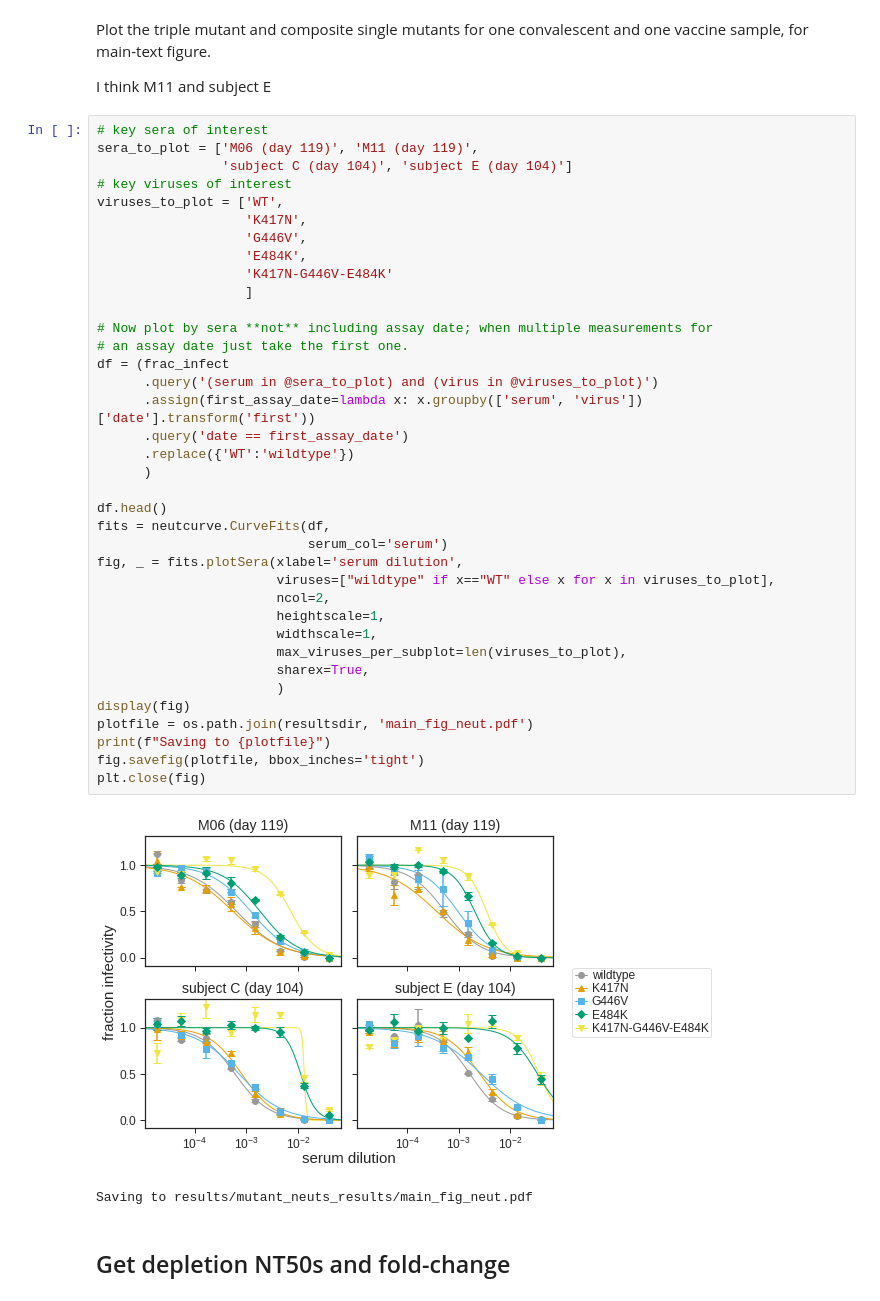
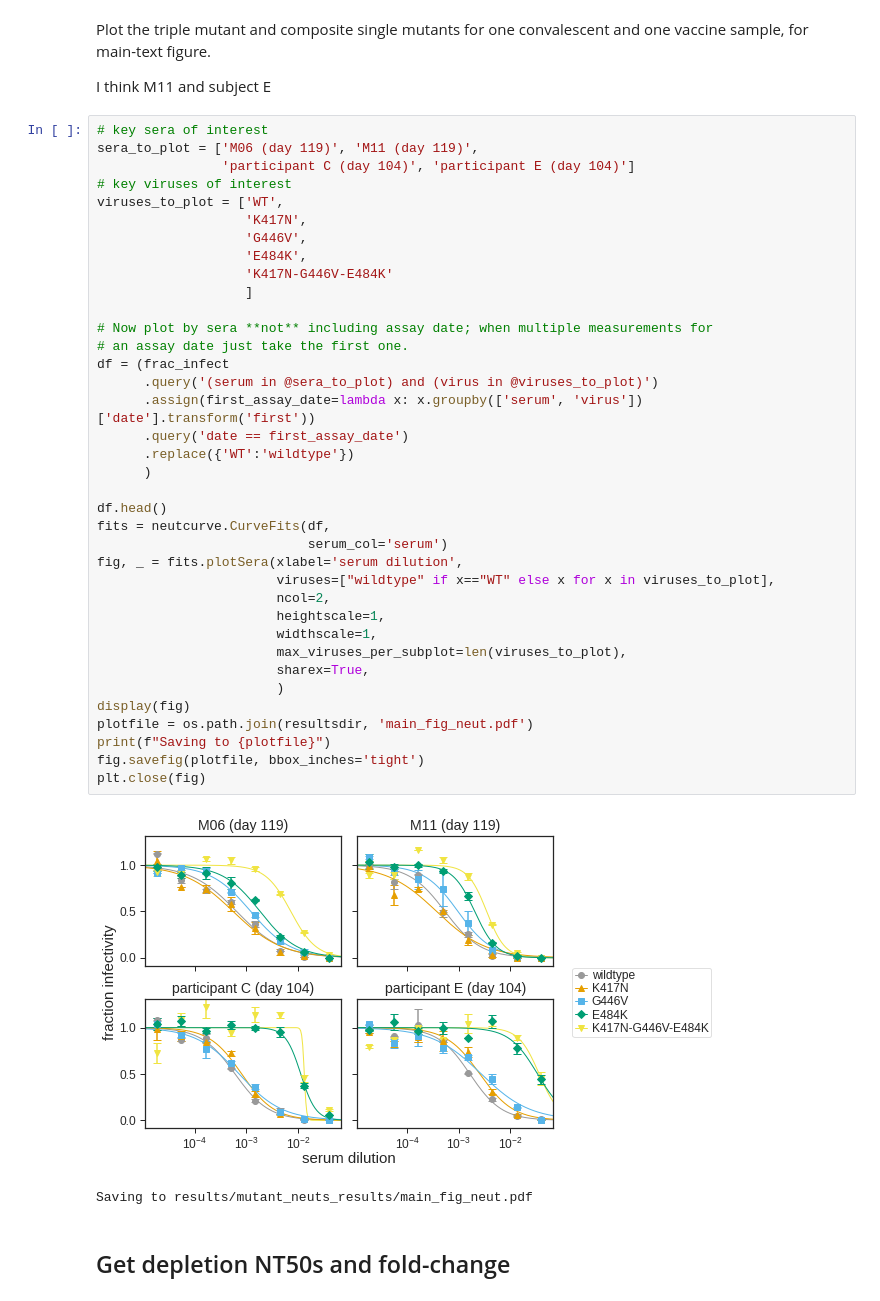
Before and after one commit to jbloomlab/SARS-CoV-2-RBD_MAP_Moderna, a Jupyter notebook: experimental_data/mutant_neuts.ipynb, the cells around one changed output. Saved outputs shown, nothing was run; the diff lists cells and outputs as text.

```diff
--- a/experimental_data/mutant_neuts.ipynb
+++ b/experimental_data/mutant_neuts.ipynb
@@ -188,7 +188,7 @@ I think M11 and subject E
 # %%
 # key sera of interest
 sera_to_plot = ['M06 (day 119)', 'M11 (day 119)',
-                'subject C (day 104)', 'subject E (day 104)']
+                'participant C (day 104)', 'participant E (day 104)']
 # key viruses of interest
 viruses_to_plot = ['WT',
                    'K417N',
@@ -196,34 +196,34 @@ viruses_to_plot = ['WT',
                    'E484K',
                    'K417N-G446V-E484K'
                    ]
 
 # Now plot by sera **not** including assay date; when multiple measurements for
 # an assay date just take the first one.
 df = (frac_infect
       .query('(serum in @sera_to_plot) and (virus in @viruses_to_plot)')
       .assign(first_assay_date=lambda x: x.groupby(['serum', 'virus'])['date'].transform('first'))
       .query('date == first_assay_date')
       .replace({'WT':'wildtype'})
       )
 
 df.head()
 fits = neutcurve.CurveFits(df,
                            serum_col='serum')
 fig, _ = fits.plotSera(xlabel='serum dilution',
                        viruses=["wildtype" if x=="WT" else x for x in viruses_to_plot],
                        ncol=2,
                        heightscale=1,
                        widthscale=1,
                        max_viruses_per_subplot=len(viruses_to_plot),
                        sharex=True,
                        )
 display(fig)
 plotfile = os.path.join(resultsdir, 'main_fig_neut.pdf')
 print(f"Saving to {plotfile}")
 fig.savefig(plotfile, bbox_inches='tight')
 plt.close(fig)
 # %% [output]
-[figure, old version]
+[figure, new version]
 Saving to results/mutant_neuts_results/main_fig_neut.pdf
 # %% [markdown]
 ## Get depletion NT50s and fold-change
```
Also changed, not shown: parts of 12 cells of this notebook, 30 other files.
